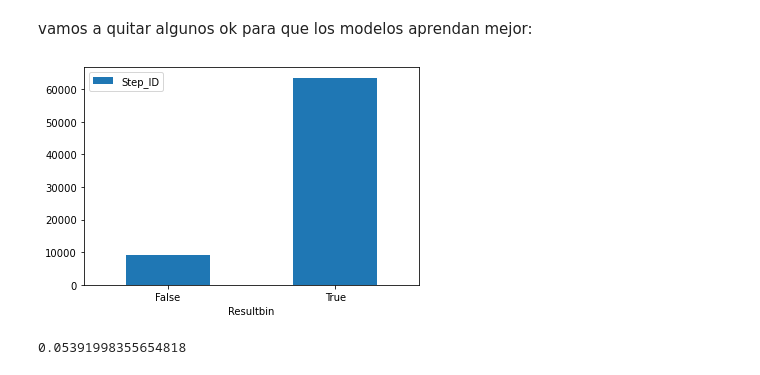
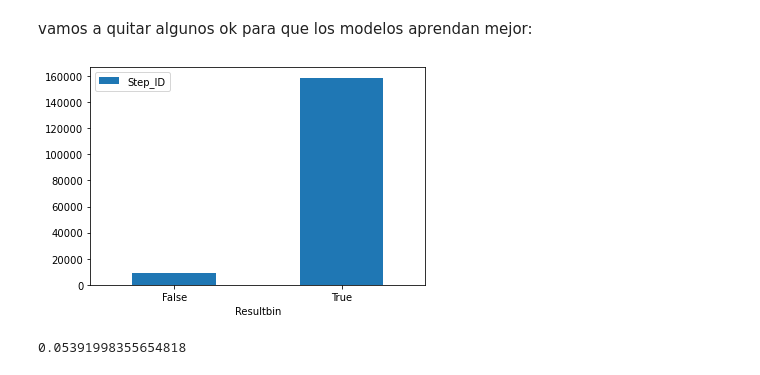
Before and after one commit to guillermodean/TTM_pamplona_NN, a Jupyter notebook: TTM-CNN.ipynb, the cells around one changed output. Drawn from its saved outputs; the diff is of its cells as text; code cells hidden in the pictures.

```diff
--- a/TTM-CNN.ipynb
+++ b/TTM-CNN.ipynb
@@ -254,12 +254,12 @@ Tenemos un 5% de pares malos en este conjunto de datos.
 # %% [markdown]
 vamos a quitar algunos ok para que los modelos aprendan mejor:
 # %%
-dfX = dfX.drop(dfX[dfX['Resultbin'] == True].sample(frac=.6, random_state=101).index)
+# dfX = dfX.drop(dfX[dfX['Resultbin'] == True].sample(frac=.6, random_state=101).index)
 #Quito el 40 % de los resultados OK  de DFX
 dfX_plot=dfX[['Resultbin','Step_ID']].groupby(by='Resultbin').count()
 ax = dfX_plot.plot.bar(y='Step_ID',rot=0)
 # %% [output]
-[figure, old version]
+[figure, new version]
 # %%
 OKS = len(df[df["Result_status"].str.contains("OK",na=False)])
 NOKS=len(df[df["Result_status"].str.contains("NOK",na=False)])
```
Also changed, not shown: parts of 25 cells of this notebook.
